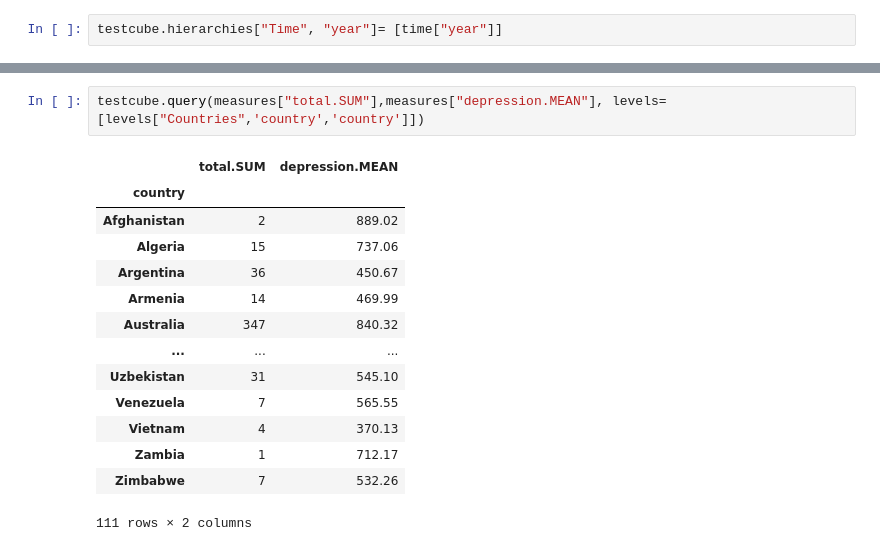
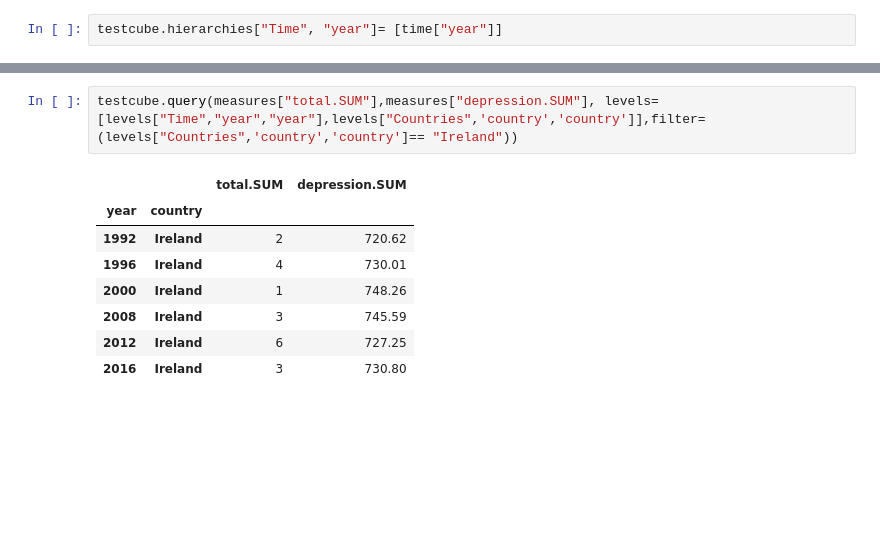
Before and after one commit to nadunvindy/Data-Warehousing-Project-1, a Jupyter notebook: Project1 Cube Creation.ipynb, the cells around one changed output, grey strips where cells are left out. Cells and saved outputs as stored; diff of their text form; blank space fills up the shorter version.

```diff
--- a/Project1 Cube Creation.ipynb
+++ b/Project1 Cube Creation.ipynb
@@ -161,17 +145,11 @@ testcube.query(measures["total.SUM"],measures["depression.SUM"], levels=[levels[
 # %%
-testcube.query(measures["total.SUM"],measures["depression.MEAN"], levels=[levels["Countries",'country','country']])
+testcube.query(measures["total.SUM"],measures["depression.SUM"], levels=[levels["Time","year","year"],levels["Countries",'country','country']],filter=(levels["Countries",'country','country']== "Ireland"))
 # %% [output]
-|  | total.SUM | depression.MEAN |
-| country |  |  |
-| Afghanistan | 2 | 889.02 |
-| Algeria | 15 | 737.06 |
-| Argentina | 36 | 450.67 |
-| Armenia | 14 | 469.99 |
-| Australia | 347 | 840.32 |
-| ... | ... | ... |
-| Uzbekistan | 31 | 545.10 |
-| Venezuela | 7 | 565.55 |
-| Vietnam | 4 | 370.13 |
-| Zambia | 1 | 712.17 |
-| Zimbabwe | 7 | 532.26 |
+|  |  | total.SUM | depression.SUM |
+| year | country |  |  |
+| 1992 | Ireland | 2 | 720.62 |
+| 1996 | Ireland | 4 | 730.01 |
+| 2000 | Ireland | 1 | 748.26 |
+| 2008 | Ireland | 3 | 745.59 |
+| 2012 | Ireland | 6 | 727.25 |
+| 2016 | Ireland | 3 | 730.80 |
-111 rows × 2 columns
```
Also changed, not shown: parts of 10 cells of this notebook, 1 other file.
